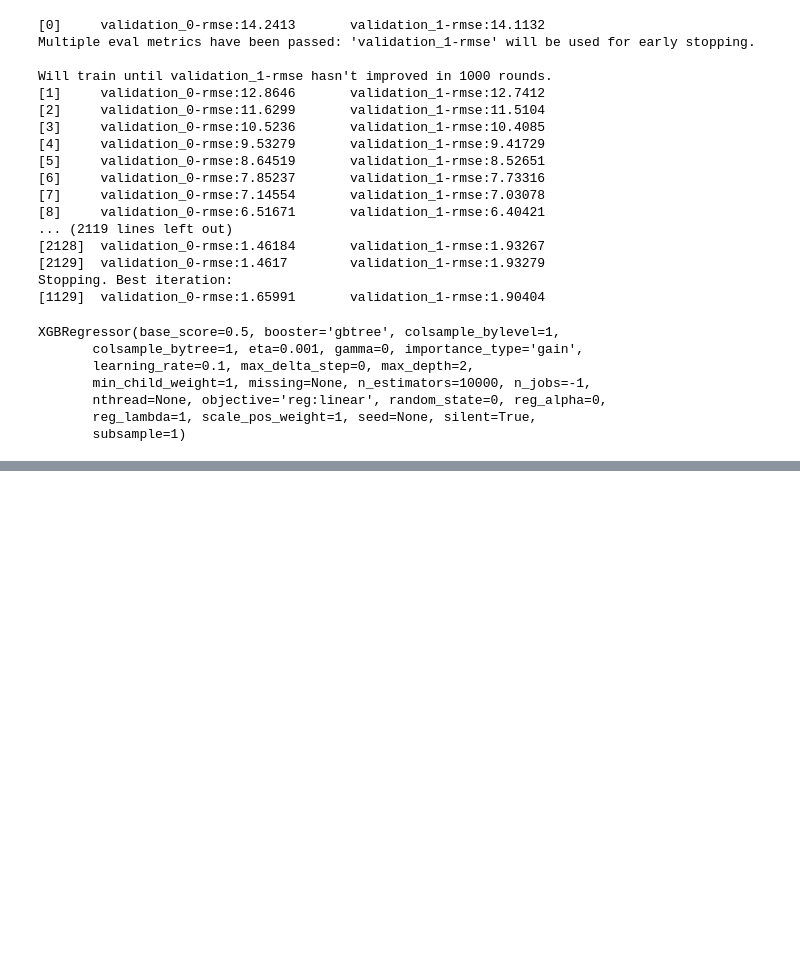
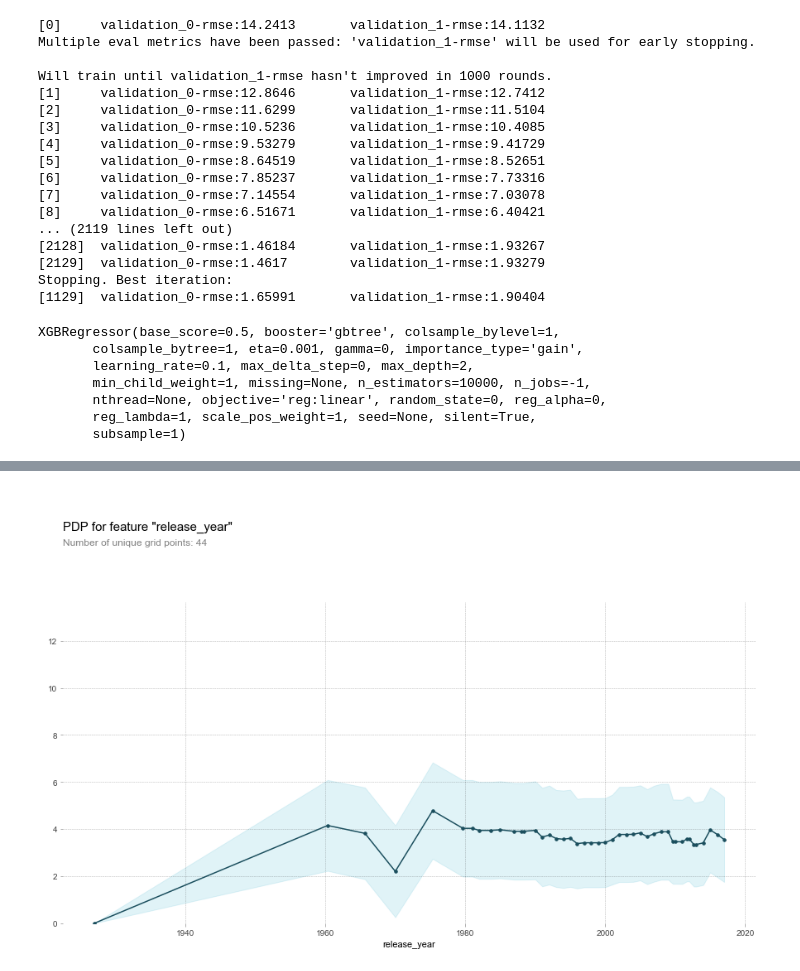
Before and after one commit to SMSinclair/Predictive-Modeling-Portfolio-Project, a Jupyter notebook: notebooks/tmdb_data_exploration.ipynb, the cells around one changed output, grey strips where cells are left out. Drawn from its saved outputs; the diff is of its cells as text; code cells hidden in the pictures; blank space fills up the shorter version.

```diff
--- a/notebooks/tmdb_data_exploration.ipynb
+++ b/notebooks/tmdb_data_exploration.ipynb
@@ -400,0 +432,14 @@ generate_xgb_submission(model, X_test_selected, 1129, 'tmdb_sub_14.csv')
+# %%
+feature = 'release_year'
+
+isolated = pdp_isolate(
+    model=model,
+    dataset=X_val_selected,
+    model_features=X_val_selected.columns,
+    feature=feature,
+    num_grid_points=70
+)
+
+pdp_plot(isolated, feature_name=feature);
+# %% [output]
+[figure, added]
```
Also changed, not shown: parts of 19 cells of this notebook.
